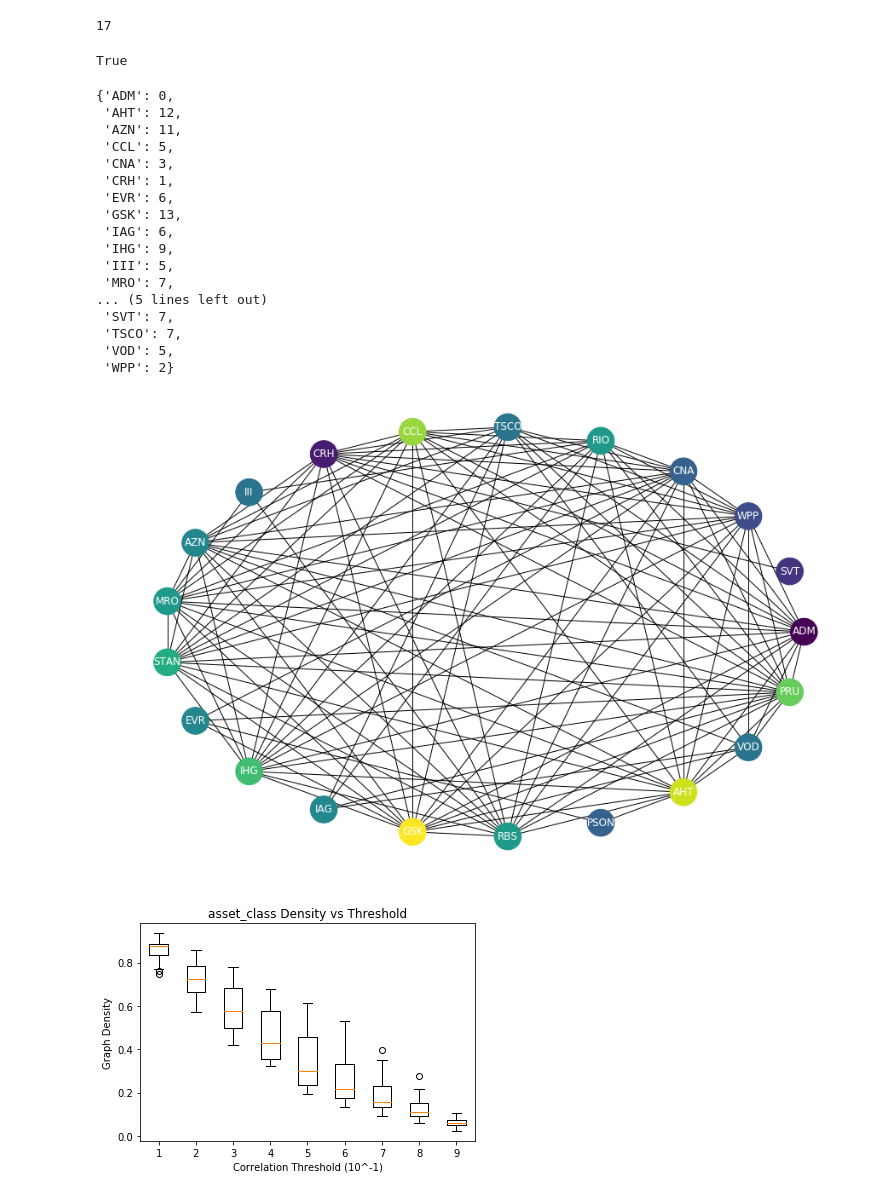
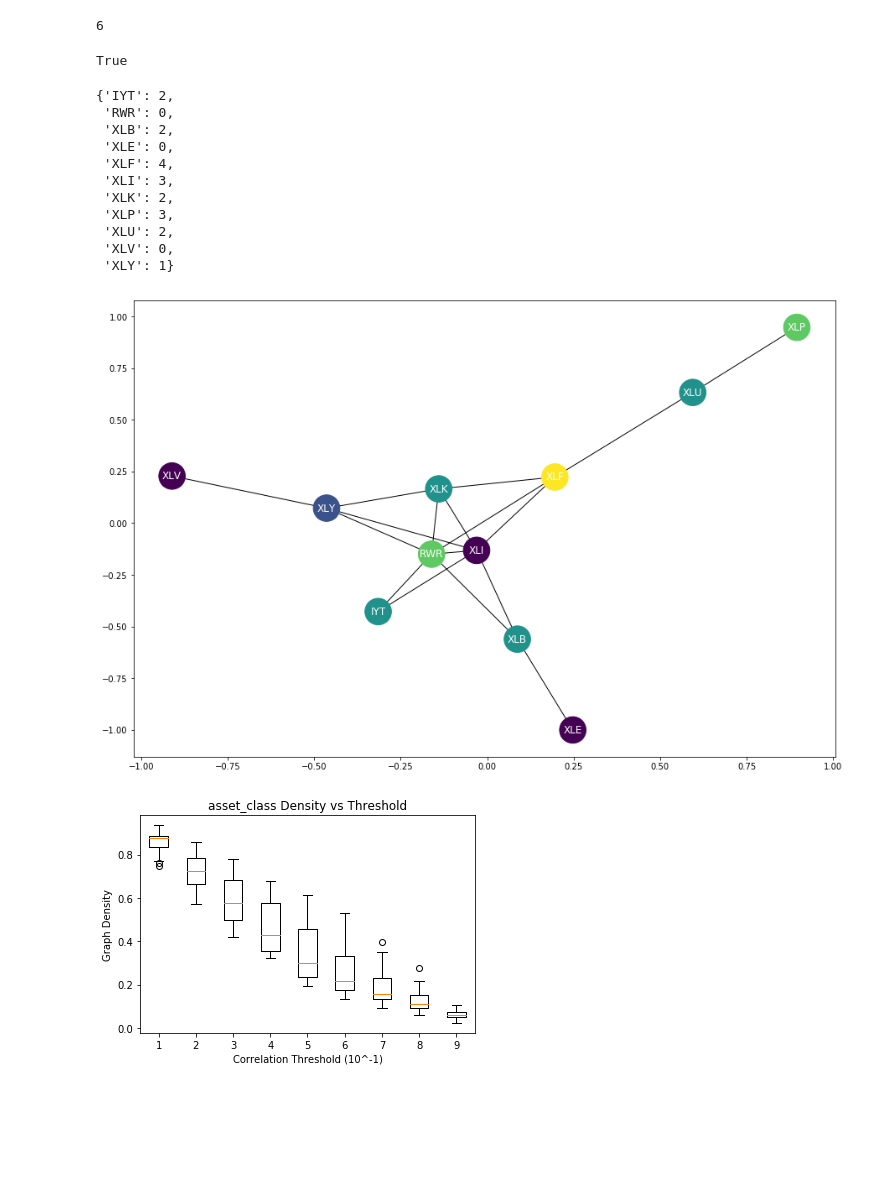
Before and after one commit to angadkalra/QuantumComputingProject, a Jupyter notebook: GraphColor/GCExperiments.ipynb, the cells around one changed output. Saved outputs shown, nothing was run; the diff lists cells and outputs as text; code cells hidden in the pictures; blank space fills up the shorter version.

Commit message:
Graph coloring before after done

```diff
--- a/GraphColor/GCExperiments.ipynb
+++ b/GraphColor/GCExperiments.ipynb
@@ -21,7 +21,7 @@ sampler = EmbeddingComposite(DWaveSampler(solver=dwave_solver, token=api_key))
 # %%
 # Import data
 
-dataset = 'ftse' # values: 'asset_class','ftse','sectors','sp100'
+dataset = 'sectors' # values: 'asset_class','ftse','sectors','sp100'
 
 corr_tensor = np.load('../Data/%s/%s_corr.npy' % (dataset, dataset))
 dates = np.load('../Data/%s/%s_dates.npy' % (dataset, dataset))
@@ -37,8 +37,3 @@ dim
-# %%
-node_descr = np.delete(nodes_descr, 1, 1)
-node_labels = {}
-for node in nodes_descr:
-    node_labels[node[0]] = node[2]
 # %%
 print("num examples: %d, matrix dim: %d" % (num_examples, dim))
 # %% [output]
@@ -94,9 +89,9 @@ def coloring_score(G, coloring):
         return count/G.number_of_edges()
 # %%
 # Test to see if DW comp. is working
-corr_mat = corr_tensor[50, :, :].copy()
+corr_mat = corr_tensor[40, :, :].copy()
 
-corr_mat[(corr_mat > -1*0.3) & (corr_mat < 0.3)] = 0
+corr_mat[(corr_mat > -1*0.7) & (corr_mat < 0.7)] = 0
 G, density = make_graph(corr_mat, nodes, 'corr')
 # %%
 density
@@ -116,7 +114,7 @@ assert num_colors > 0 and num_colors <= get_max_deg(G)
 # %%
 get_max_deg(G)
 # %% [output]
-17
+6
 # %%
 dnx.is_vertex_coloring(G, coloring)
 # %% [output]
@@ -124,30 +122,26 @@ True
 # %%
 coloring
 # %% [output]
-{'ADM': 0,
- 'AHT': 12,
- 'AZN': 11,
- 'CCL': 5,
- 'CNA': 3,
- 'CRH': 1,
- 'EVR': 6,
- 'GSK': 13,
- 'IAG': 6,
- 'IHG': 9,
- 'III': 5,
- 'MRO': 7,
-... (5 lines left out)
- 'SVT': 7,
- 'TSCO': 7,
- 'VOD': 5,
- 'WPP': 2}
+{'IYT': 2,
+ 'RWR': 0,
+ 'XLB': 2,
+ 'XLE': 0,
+ 'XLF': 4,
+ 'XLI': 3,
+ 'XLK': 2,
+ 'XLP': 3,
+ 'XLU': 2,
+ 'XLV': 0,
+ 'XLY': 1}
 # %%
 fig,ax = plt.subplots(figsize=(15,10))
-nx.draw_shell(G, ax=ax, with_labels=True, node_size=1000,
+nx.draw_networkx(G, ax=ax, with_labels=True, node_size=1000,
                  node_color=list(coloring.values()), font_color="white")
-fig.savefig('../ReportFiguresPlots/GraphColor/GraphVisual/%s_after.png'%(dataset))
+fig.savefig('../ReportFiguresPlots/GraphColor/GraphVisual/%s_after_%s_%f.png'%(dataset,
+                                                                              dates[40],
+                                                                              0.70))
 # %% [output]
-[figure, old version]
+[figure, new version]
 # %%
 # Plot graph density for each threshold.
 
```
Also changed, not shown: parts of 5 cells of this notebook, 4 other files.
